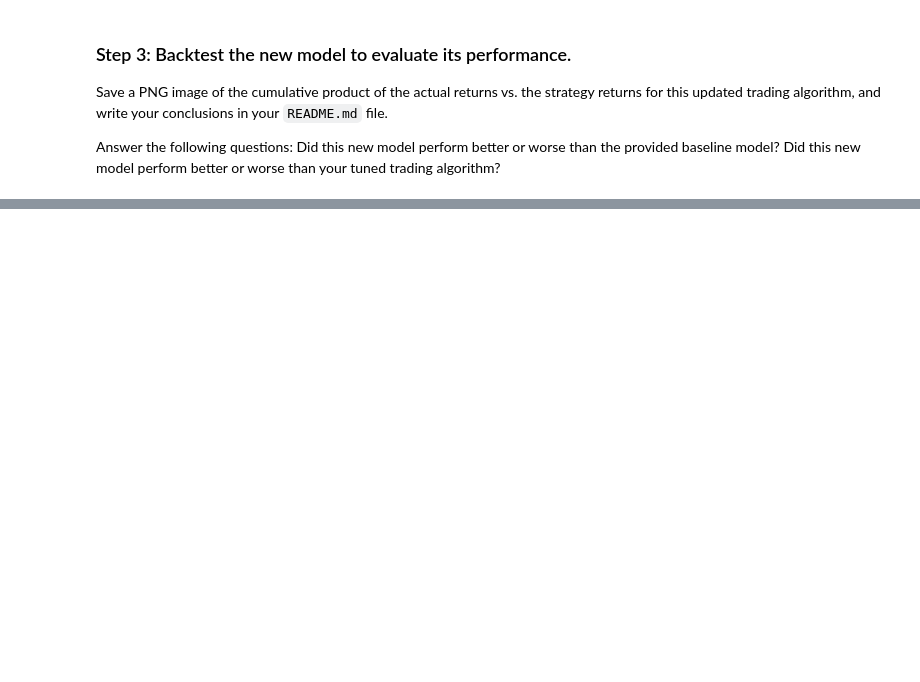
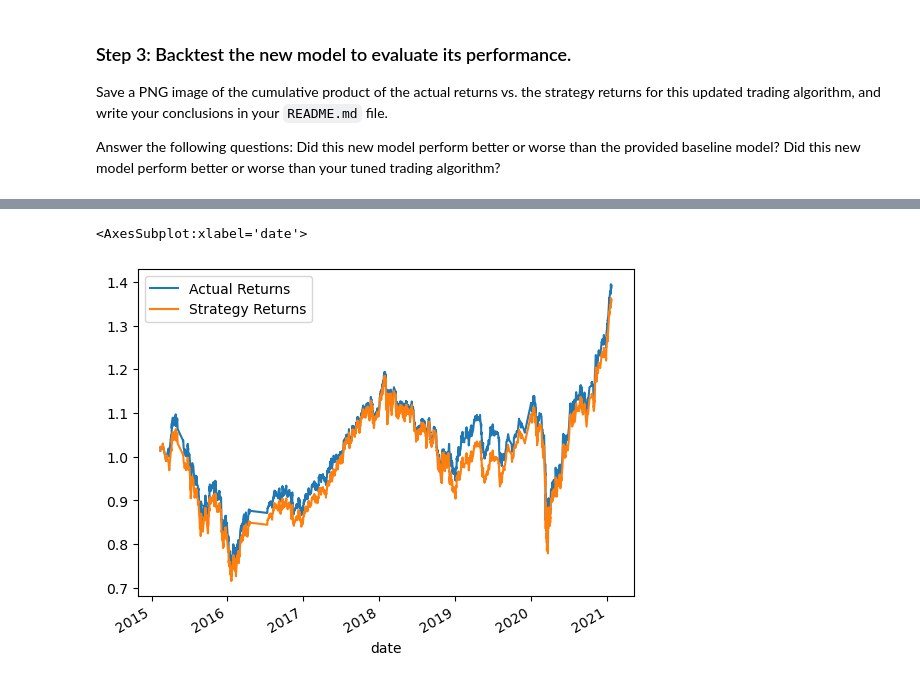
Before and after one commit to jeffreycrabill/machine-learning-trading-algorithm, a Jupyter notebook: machine_learning_trading_bot.ipynb, the cells around one changed output, grey strips where cells are left out. Drawn from its saved outputs; the diff is of its cells as text; code cells hidden in the pictures; blank space fills up the shorter version.

```diff
--- a/machine_learning_trading_bot.ipynb
+++ b/machine_learning_trading_bot.ipynb
@@ -509,3 +544,6 @@ Did this new model perform better or worse than your tuned trading algorithm?
 # %%
 # Plot the actual returns versus the strategy returns
-# YOUR CODE HERE
+(1 + predictions_df[["Actual Returns", "Strategy Returns"]]).cumprod().plot()
+# %% [output]
+<AxesSubplot:xlabel='date'>
+[figure, added]
```
Also changed, not shown: parts of 12 cells of this notebook, 1 other file.
